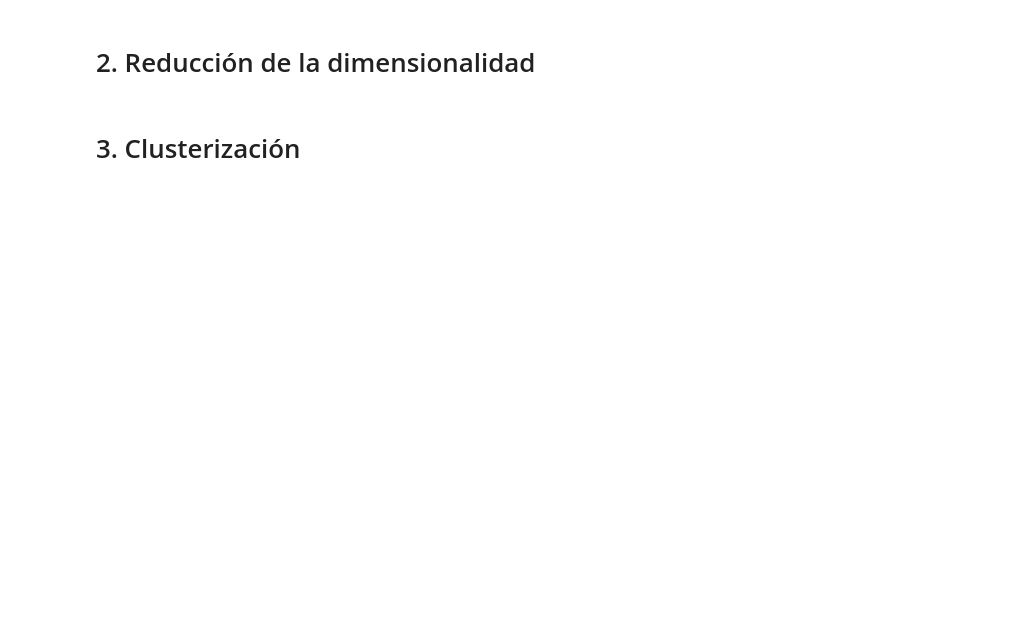
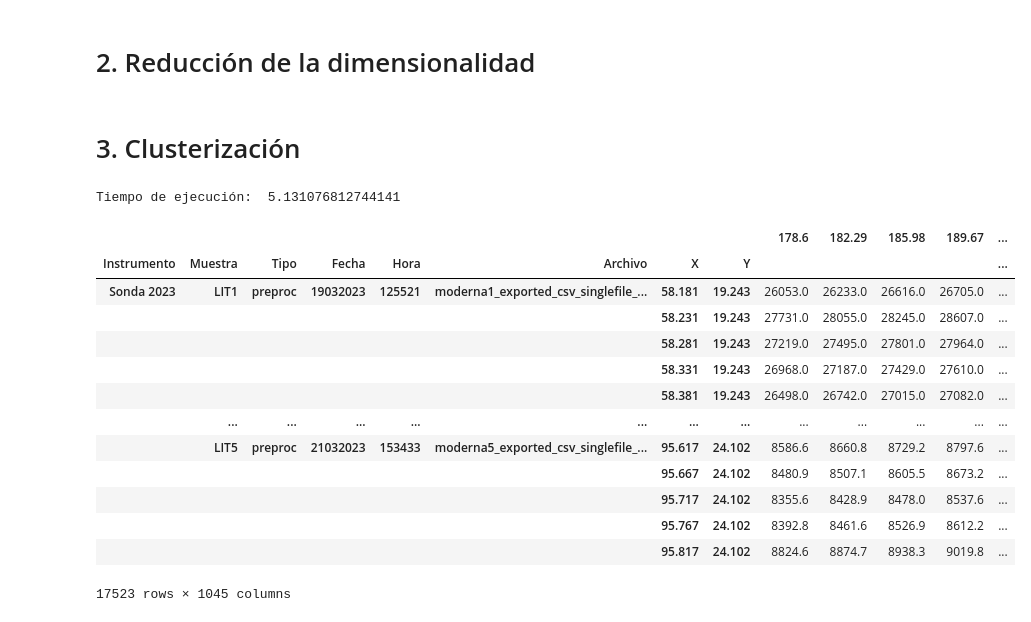
Before and after one commit to andreaperezasen/TFM-ML-Raman-Conchas-Arqueologicas, a Jupyter notebook: Code/Notebooks/main.ipynb, the cells around one changed output. Drawn from its saved outputs; the diff is of its cells as text; code cells hidden in the pictures; blank space fills up the shorter version.

```diff
--- a/Code/Notebooks/main.ipynb
+++ b/Code/Notebooks/main.ipynb
@@ -66,2 +83,31 @@ path_windows = 'C:/Users/perezandrea.UNICAN/Documents/CONCHAS/'
 # %% [markdown]
 # 3. Clusterización
+# %%
+warnings.filterwarnings('ignore')
+
+t1 = time.time()
+
+kmeans = KMeans(n_clusters=5, random_state=50).fit(data_2023_moderna)
+centroies_values = kmeans.cluster_centers_
+data_2023_moderna['KMeans'] = kmeans.labels_
+
+t2 = time.time()
+print('Tiempo de ejecución: ', t2-t1)
+
+data_2023_moderna
+# %% [output]
+Tiempo de ejecución:  5.131076812744141
+|  |  |  |  |  |  |  |  | 178.6 | 182.29 | 185.98 | 189.67 | ... |
+| Instrumento | Muestra | Tipo | Fecha | Hora | Archivo | X | Y |  |  |  |  | ... |
+| Sonda 2023 | LIT1 | preproc | 19032023 | 125521 | moderna1_exported_csv_singlefile_... | 58.181 | 19.243 | 26053.0 | 26233.0 | 26616.0 | 26705.0 | ... |
+|  |  |  |  |  |  | 58.231 | 19.243 | 27731.0 | 28055.0 | 28245.0 | 28607.0 | ... |
+|  |  |  |  |  |  | 58.281 | 19.243 | 27219.0 | 27495.0 | 27801.0 | 27964.0 | ... |
+|  |  |  |  |  |  | 58.331 | 19.243 | 26968.0 | 27187.0 | 27429.0 | 27610.0 | ... |
+|  |  |  |  |  |  | 58.381 | 19.243 | 26498.0 | 26742.0 | 27015.0 | 27082.0 | ... |
+|  | ... | ... | ... | ... | ... | ... | ... | ... | ... | ... | ... | ... |
+|  | LIT5 | preproc | 21032023 | 153433 | moderna5_exported_csv_singlefile_... | 95.617 | 24.102 | 8586.6 | 8660.8 | 8729.2 | 8797.6 | ... |
+|  |  |  |  |  |  | 95.667 | 24.102 | 8480.9 | 8507.1 | 8605.5 | 8673.2 | ... |
+|  |  |  |  |  |  | 95.717 | 24.102 | 8355.6 | 8428.9 | 8478.0 | 8537.6 | ... |
+|  |  |  |  |  |  | 95.767 | 24.102 | 8392.8 | 8461.6 | 8526.9 | 8612.2 | ... |
+|  |  |  |  |  |  | 95.817 | 24.102 | 8824.6 | 8874.7 | 8938.3 | 9019.8 | ... |
+17523 rows × 1045 columns
```
Also changed, not shown: parts of 7 cells of this notebook, 2 other files.
